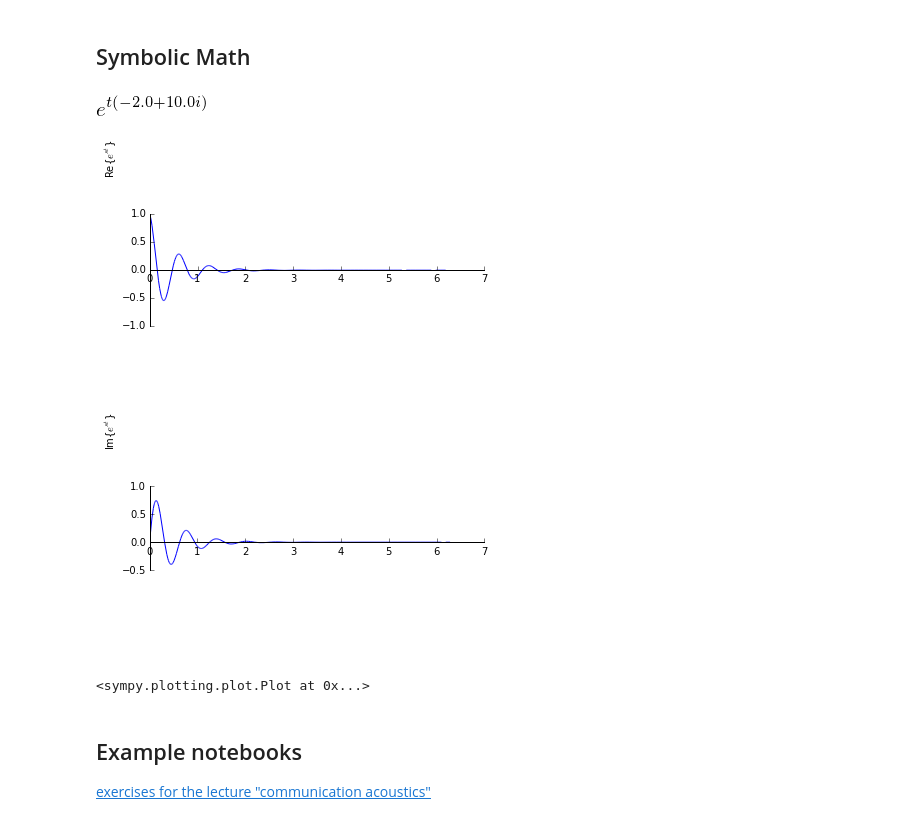
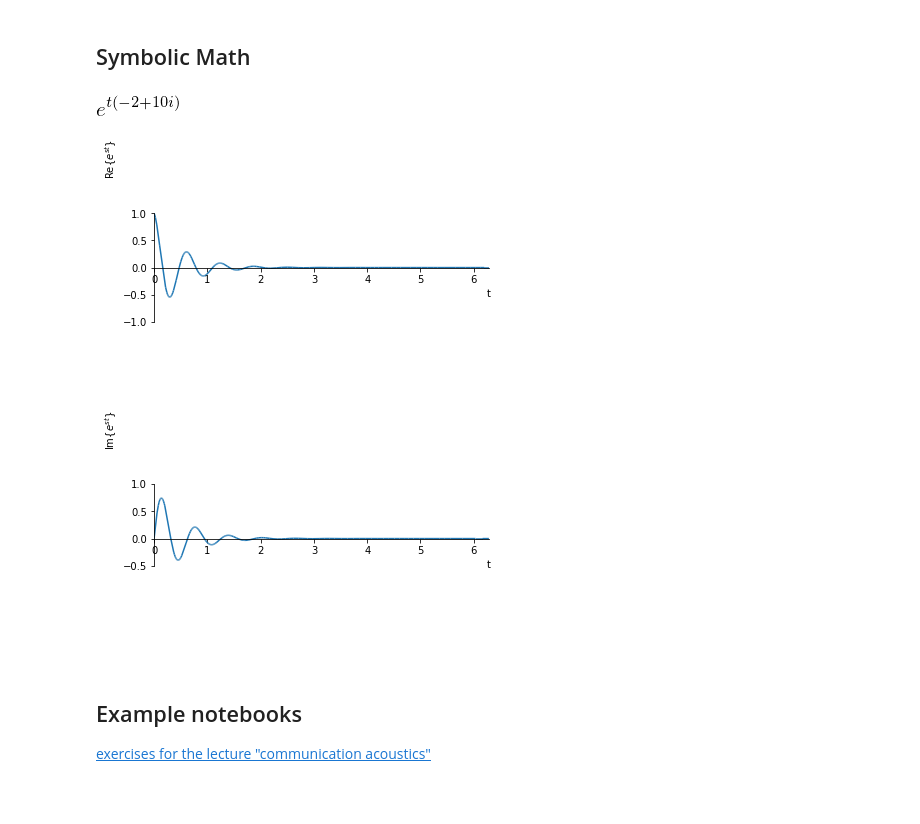
Before and after one commit to mgeier/jupyter-presentation, a Jupyter notebook: jupyter-presentation.ipynb, the cells around one changed output. Saved outputs shown, nothing was run; the diff lists cells and outputs as text; code cells hidden in the pictures; blank space fills up the shorter version.

```diff
--- a/jupyter-presentation.ipynb
+++ b/jupyter-presentation.ipynb
@@ -122,26 +107,25 @@ sfs.plot.loudspeaker_2d(x0, n0, twin)
 ## Symbolic Math
 # %%
 %matplotlib inline
-import sympy
+import sympy as sp
 
-sympy.init_printing()
+sp.init_printing()
 
-t, sigma, omega = sympy.symbols(('t', 'sigma', 'omega'))
+t, sigma, omega = sp.symbols(('t', 'sigma', 'omega'))
 
 sigma = -2
 omega = 10
-s = sigma + 1j*omega
-x = sympy.exp(s*t)
+s = sigma + sp.I * omega
+x = sp.exp(s * t)
 x
 # %% [output]
-[figure, old version]
+[figure, new version]
 # %%
-sympy.plotting.plot(sympy.re(x),(t, 0, 2*sympy.pi),ylim=[-2, 2], ylabel='Re{$e^{st}$}')
-sympy.plotting.plot(sympy.im(x),(t, 0, 2*sympy.pi),ylim=[-2, 2], ylabel='Im{$e^{st}$}')
+sp.plotting.plot(sp.re(x),(t, 0, 2 * sp.pi), ylim=[-2, 2], ylabel='Re{$e^{st}$}')
+sp.plotting.plot(sp.im(x),(t, 0, 2 * sp.pi), ylim=[-2, 2], ylabel='Im{$e^{st}$}');
 # %% [output]
-[figure, old version]
+[figure, new version]
-[figure, old version]
+[figure, new version]
-<sympy.plotting.plot.Plot at 0x...>
 # %% [markdown]
 ## Example notebooks
 
```
Also changed, not shown: parts of 10 cells of this notebook, 1 other file.
